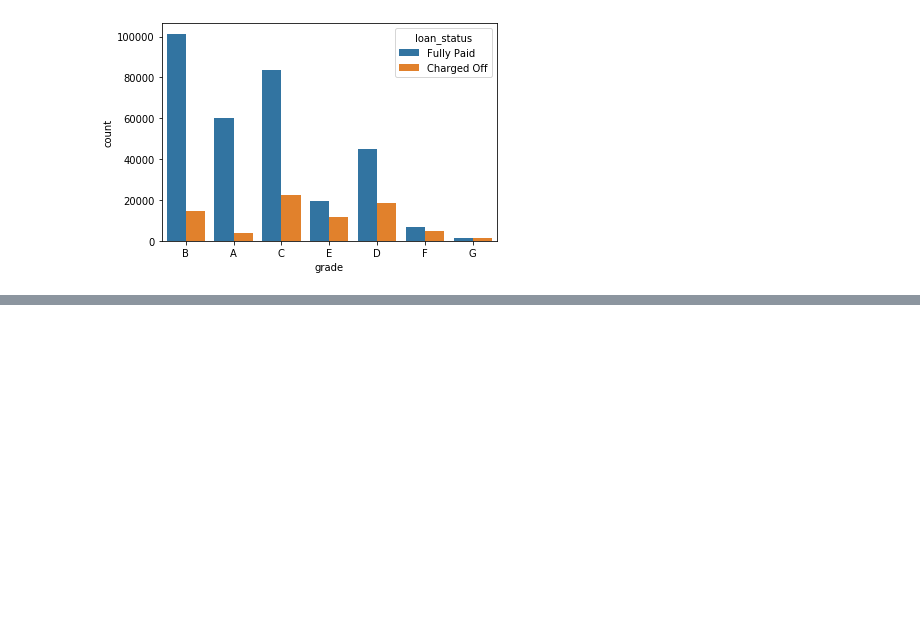
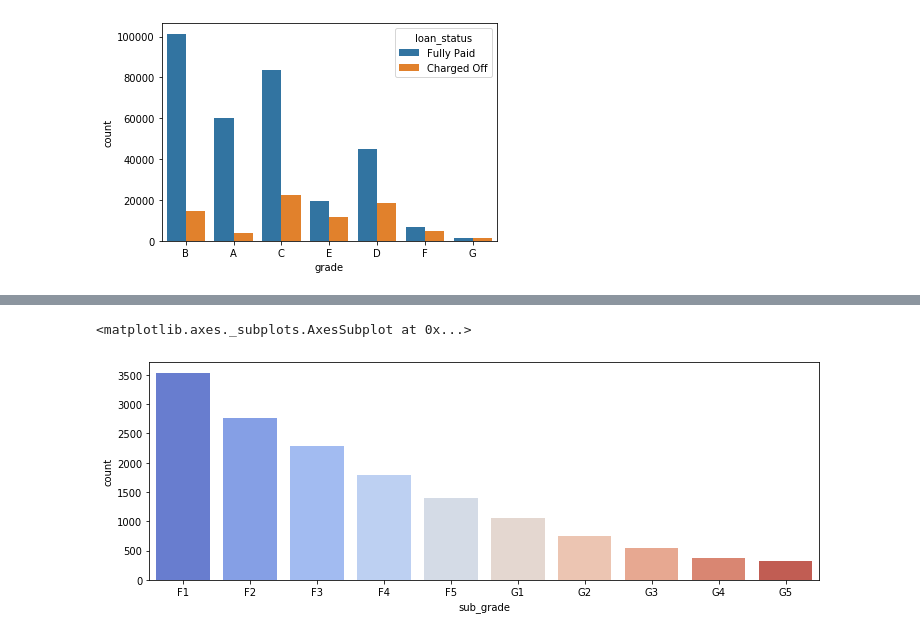
Before and after one commit to avtw37/tensor-data, a Jupyter notebook: lending-loan.ipynb, the cells around one changed output, grey strips where cells are left out. Cells and saved outputs as stored; diff of their text form; code cells hidden in the pictures; blank space fills up the shorter version.

```diff
--- a/lending-loan.ipynb
+++ b/lending-loan.ipynb
@@ -158,0 +166,10 @@ sns.countplot(x='sub_grade',data=df)
+# %%
+""" now I'm going to focus more on F and G subgrades """
+f_and_g = df[(df['grade']=='G') | (df['grade']=='F')]
+
+plt.figure(figsize=(12,4))
+subgrade_order = sorted(f_and_g['sub_grade'].unique())
+sns.countplot(x='sub_grade',data=f_and_g,order=subgrade_order,palette='coolwarm')
+# %% [output]
+<matplotlib.axes._subplots.AxesSubplot at 0x...>
+[figure, added]
```
Also changed, not shown: parts of 2 cells of this notebook.
